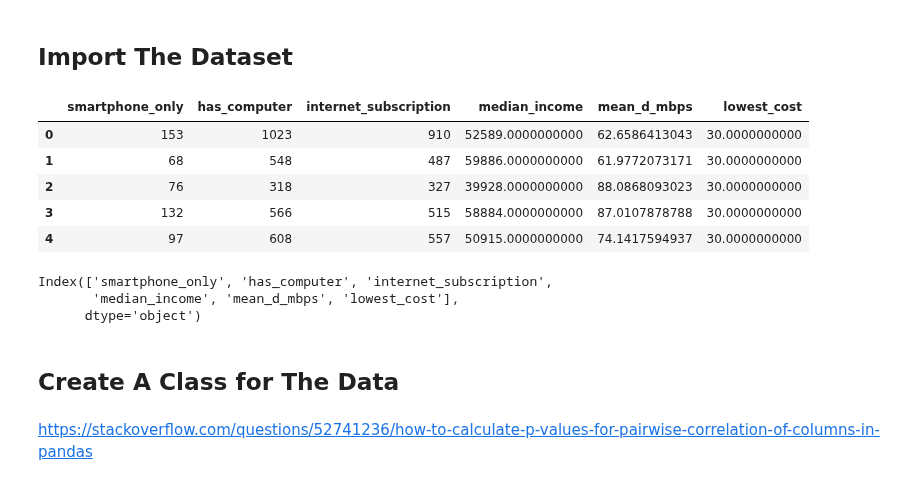
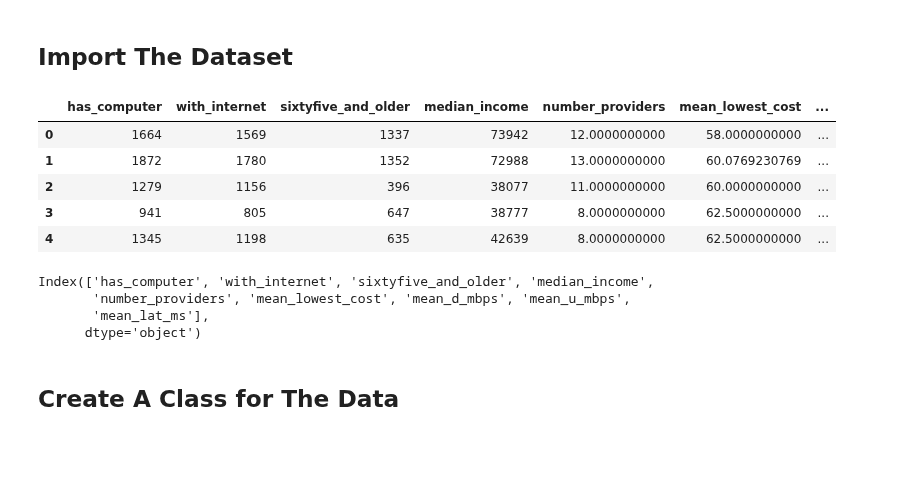
Before and after one commit to nicholasptran/eastern-washington-digital-equity, a Jupyter notebook: notebooks/pca_python1.ipynb, the cells around one changed output. Saved outputs shown, nothing was run; the diff lists cells and outputs as text; code cells hidden in the pictures; blank space fills up the shorter version.

```diff
--- a/notebooks/pca_python1.ipynb
+++ b/notebooks/pca_python1.ipynb
@@ -36,50 +36,27 @@ pd.options.display.float_format = "{:.10f}".format
 # %% [markdown]
 ## Import The Dataset
 # %%
-dataset = pd.read_csv("../data/combined_data.csv")
+dataset = pd.read_csv("../app/data/combined_data.csv")
 dataset = dataset.drop(
     columns=[
         "GEOID",
-        "tract",
-        # "has_computer",
-        "smartphone",
-        "desktop_or_laptop",
-        "tablet_or_portable",
-        "foreign_born",
-        "broadband",
-        # "median_income",
-        "naturalized_citizen",
-        "native_citizen",
-        "desktop_or_laptop_only",
-        "satellite",
-        "dial_up",
-        "other_internet_service",
-        "not_citizen",
-        "no_internet_access",
-        "number_providers",
-        "mean_income",
-        "no_computer",
-        # "internet_subscription",
-        "work_from_home",
-        "mean_lat_ms",
-        "mean_u_mbps",
-        "access_with_no_subscription",
-        "sixty_five_and_older"
+        "NAME",
     ]
 )
 dataset.head()
 # %% [output]
-|  | smartphone_only | has_computer | internet_subscription | median_income | mean_d_mbps | lowest_cost |
-| 0 | 153 | 1023 | 910 | 52589.0000000000 | 62.6586413043 | 30.0000000000 |
-| 1 | 68 | 548 | 487 | 59886.0000000000 | 61.9772073171 | 30.0000000000 |
-| 2 | 76 | 318 | 327 | 39928.0000000000 | 88.0868093023 | 30.0000000000 |
-| 3 | 132 | 566 | 515 | 58884.0000000000 | 87.0107878788 | 30.0000000000 |
-| 4 | 97 | 608 | 557 | 50915.0000000000 | 74.1417594937 | 30.0000000000 |
+|  | has_computer | with_internet | sixtyfive_and_older | median_income | number_providers | mean_lowest_cost | ... |
+| 0 | 1664 | 1569 | 1337 | 73942 | 12.0000000000 | 58.0000000000 | ... |
+| 1 | 1872 | 1780 | 1352 | 72988 | 13.0000000000 | 60.0769230769 | ... |
+| 2 | 1279 | 1156 | 396 | 38077 | 11.0000000000 | 60.0000000000 | ... |
+| 3 | 941 | 805 | 647 | 38777 | 8.0000000000 | 62.5000000000 | ... |
+| 4 | 1345 | 1198 | 635 | 42639 | 8.0000000000 | 62.5000000000 | ... |
 # %%
 dataset.columns
 # %% [output]
-Index(['smartphone_only', 'has_computer', 'internet_subscription',
-       'median_income', 'mean_d_mbps', 'lowest_cost'],
+Index(['has_computer', 'with_internet', 'sixtyfive_and_older', 'median_income',
+       'number_providers', 'mean_lowest_cost', 'mean_d_mbps', 'mean_u_mbps',
+       'mean_lat_ms'],
       dtype='object')
 # %% [markdown]
 ## Create A Class for The Data
@@ -188,2 +62,0 @@ data.scaled["index"] = data.scores.pc1
-# %% [markdown]
-https://stackoverflow.com/questions/52741236/how-to-calculate-p-values-for-pairwise-correlation-of-columns-in-pandas
```
Also changed, not shown: parts of 42 cells of this notebook, 15 other files.
